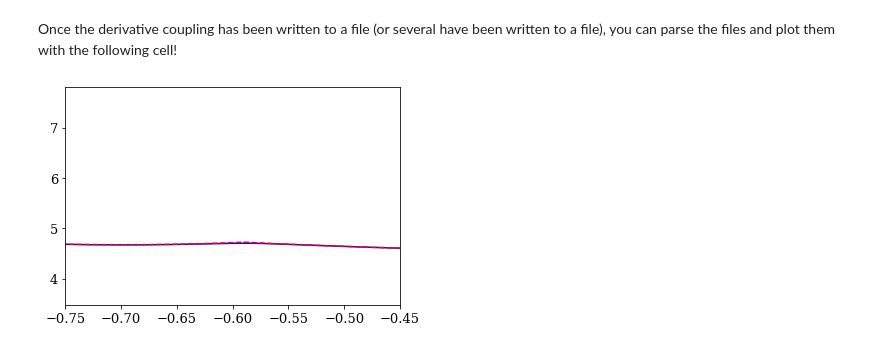
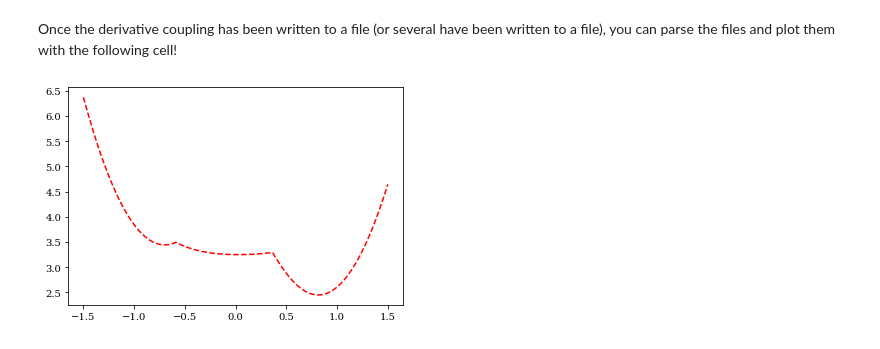
Before and after one commit to FoleyLab/PyCQED, a Jupyter notebook: Plot_PES.ipynb, the cells around one changed output. Saved outputs shown, nothing was run; the diff lists cells and outputs as text; code cells hidden in the pictures.

```diff
--- a/Plot_PES.ipynb
+++ b/Plot_PES.ipynb
@@ -67,15 +67,15 @@ polt.Write_PES(pes_fn, pc_fn)
 # %% [markdown]
 Once the derivative coupling has been written to a file (or several have been written to a file), you can parse the files and plot them with the following cell!
 # %%
-pes_100 = np.loadtxt("Data/gam_100.0_pes.txt",dtype=complex)
-pes_1 = np.loadtxt("Data/gam_1.0_pes.txt", dtype=complex)
-plt.plot(pes_1[:,0], 27.211*np.abs(pes_1[:,2]) , 'blue')
-plt.plot(pes_1[:,0], 27.211*np.abs(pes_100[:,2]), 'r--')
-plt.xlim(-0.75,-0.45)
+pes_50 = np.loadtxt("Data/gam_50.0_pes.txt",dtype=complex)
+#pes_1 = np.loadtxt("Data/gam_1.0_pes.txt", dtype=complex)
+#plt.plot(pes_1[:,0], 27.211*np.abs(pes_1[:,2]) , 'blue')
+plt.plot(pes_50[:,0], 27.211*np.abs(pes_50[:,2]), 'r--')
+#plt.xlim(-0.75,-0.45)
 #plt.plot(pes_v[:,0], 27.211*np.real(pes_v[:,3]))
 plt.show()
 # %% [output]
-[figure, old version]
+[figure, new version]
 # %%
 pes_v = np.loadtxt(pes_fn, dtype=complex)
 pc_v = np.loadtxt(pc_fn,dtype=complex)
```
Also changed, not shown: parts of 1 cell of this notebook, 6 other files.
